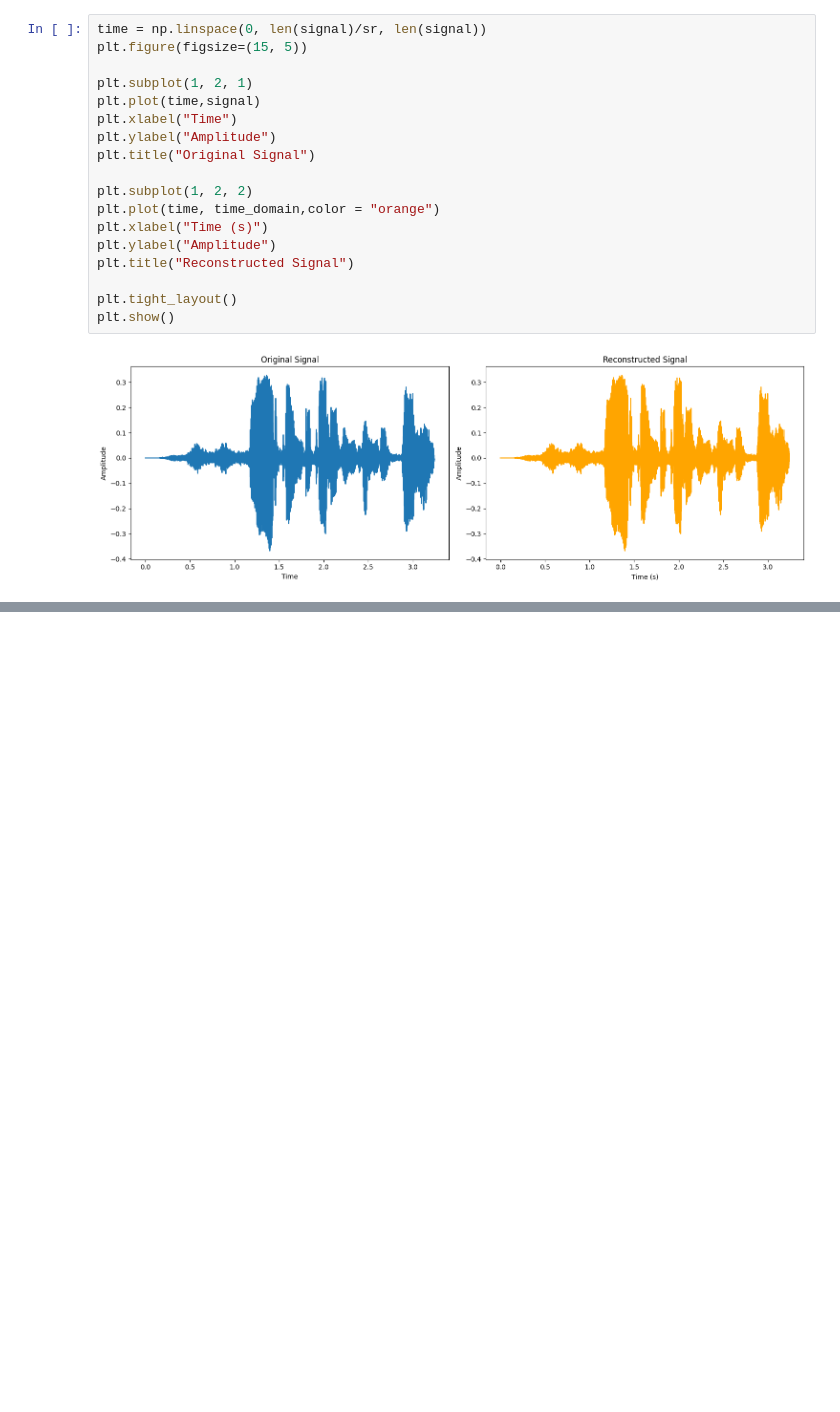
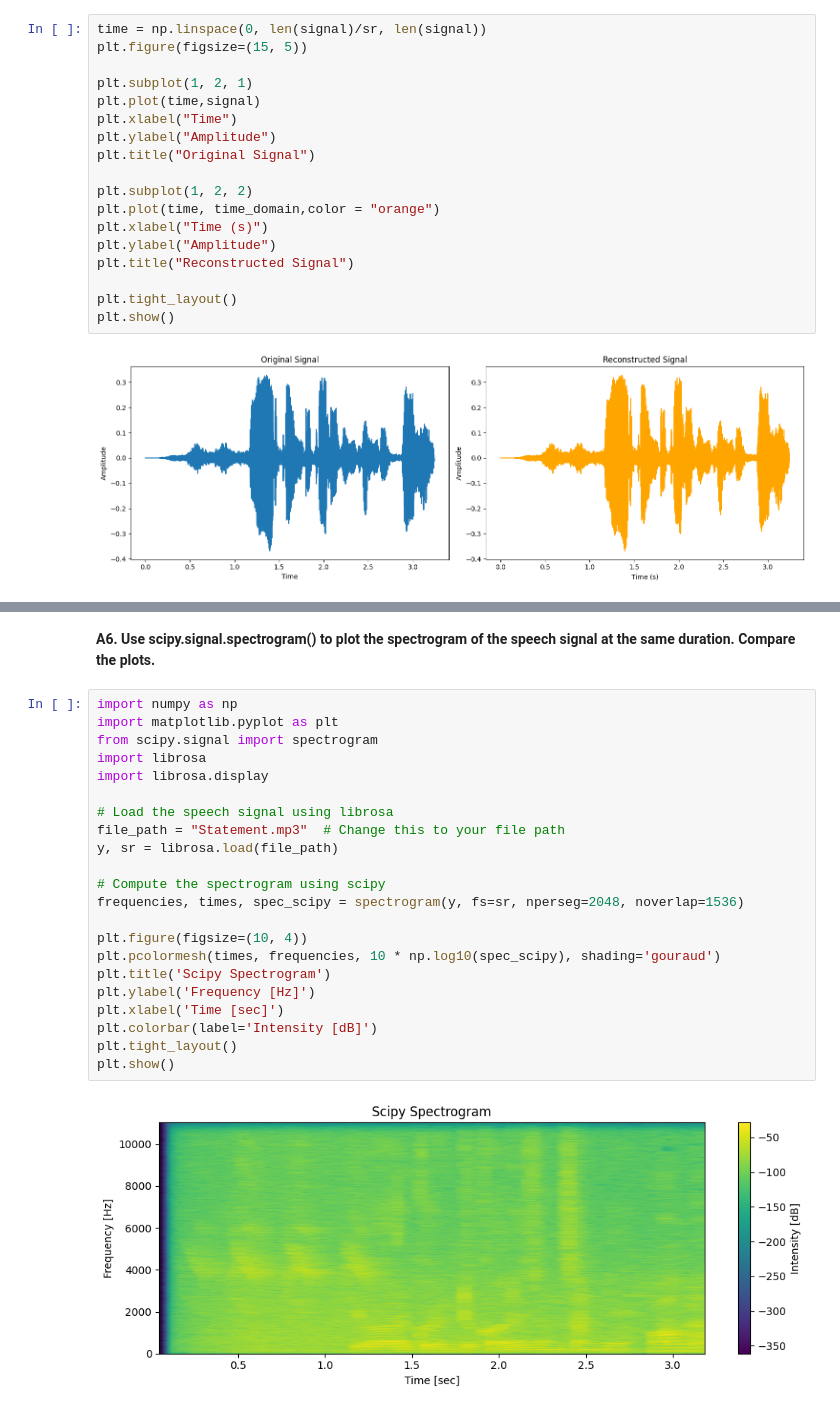
Before and after one commit to Ruchith1018/AI-in-Speech-processing, a Jupyter notebook: Lab04/21017_lab_04.ipynb, the cells around one changed output, grey strips where cells are left out. Cells and saved outputs as stored; diff of their text form; blank space fills up the shorter version.

```diff
--- a/Lab04/21017_lab_04.ipynb
+++ b/Lab04/21017_lab_04.ipynb
@@ -87,0 +156,26 @@ plt.show()
+# %% [markdown]
+**A6. Use scipy.signal.spectrogram() to plot the spectrogram of the speech signal at the same duration. Compare the plots.**
+# %%
+import numpy as np
+import matplotlib.pyplot as plt
+from scipy.signal import spectrogram
+import librosa
+import librosa.display
+
+# Load the speech signal using librosa
+file_path = "Statement.mp3"  # Change this to your file path
+y, sr = librosa.load(file_path)
+
+# Compute the spectrogram using scipy
+frequencies, times, spec_scipy = spectrogram(y, fs=sr, nperseg=2048, noverlap=1536)
+
+plt.figure(figsize=(10, 4))
+plt.pcolormesh(times, frequencies, 10 * np.log10(spec_scipy), shading='gouraud')
+plt.title('Scipy Spectrogram')
+plt.ylabel('Frequency [Hz]')
+plt.xlabel('Time [sec]')
+plt.colorbar(label='Intensity [dB]')
+plt.tight_layout()
+plt.show()
+# %% [output]
+[figure, added]
```
Also changed, not shown: parts of 7 cells of this notebook.
